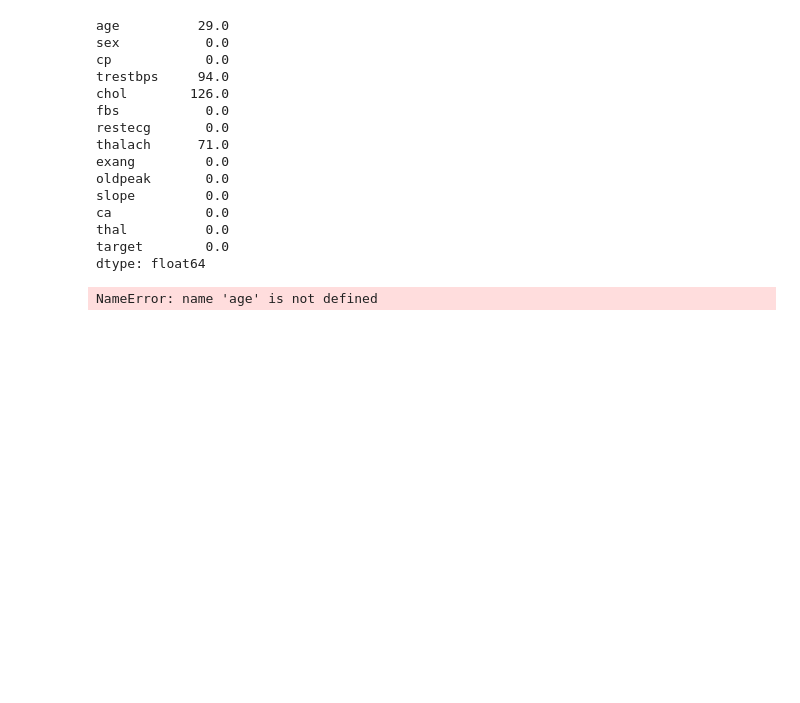
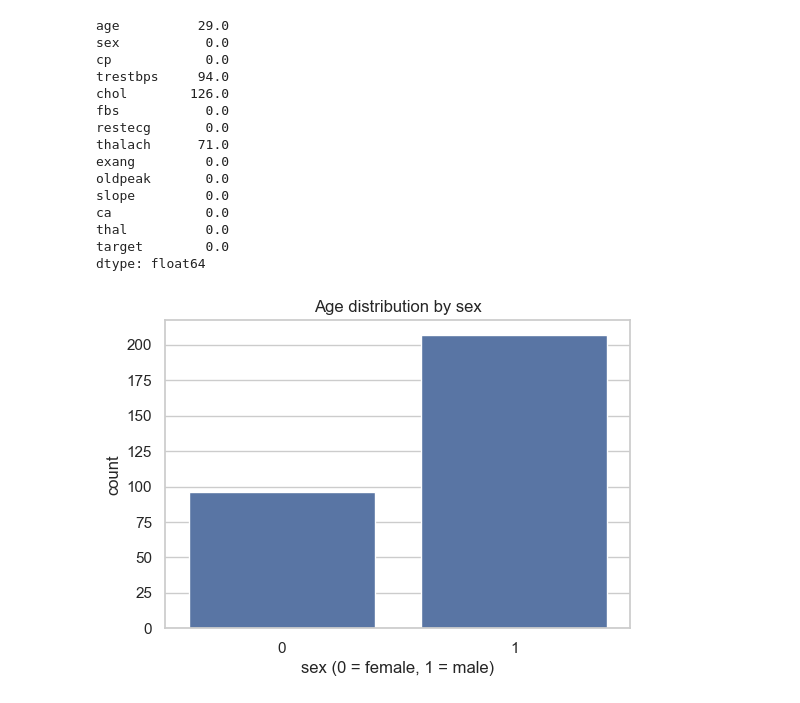
Before and after one commit to okwelmark/okwel_edgar_mark, a Jupyter notebook: okwel_edgar_mark_assignment2.ipynb, the cells around one changed output. Cells and saved outputs as stored; diff of their text form; code cells hidden in the pictures; blank space fills up the shorter version.

```diff
--- a/okwel_edgar_mark_assignment2.ipynb
+++ b/okwel_edgar_mark_assignment2.ipynb
@@ -187,11 +182,4 @@ thal          0.0
 target        0.0
 dtype: float64
 # %%
-#Visualisation of data
-plt.plot(age, sex)
-plt.xlabel('sex')
-plt.ylabel('age')
-plt.title('age vs sex')
-plt.show()
+#data.sex
-# %% [output]
-NameError: name 'age' is not defined
@@ -197,0 +191,14 @@ NameError: name 'age' is not defined
+# %%
+
+# Visualization of data
+import seaborn as sns
+plt.figure(figsize=(6,4))
+sns.countplot(x='sex', data=data)
+
+
+plt.xlabel('sex (0 = female, 1 = male)')
+plt.ylabel('count')
+plt.title('Age distribution by sex')
+plt.show()
+# %% [output]
+[figure, added]
```
Also changed, not shown: parts of 12 cells of this notebook.
